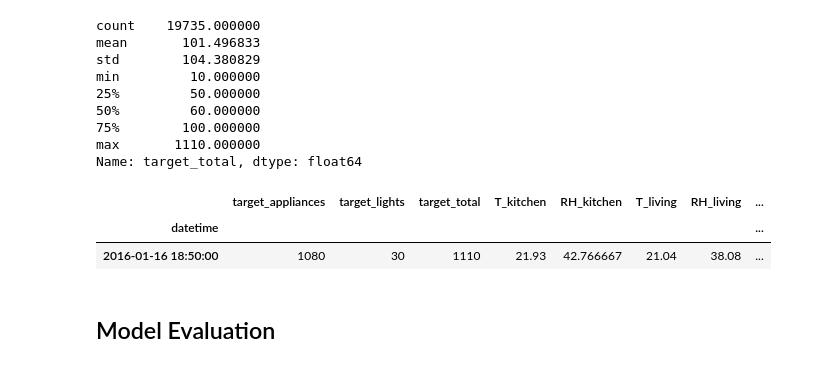
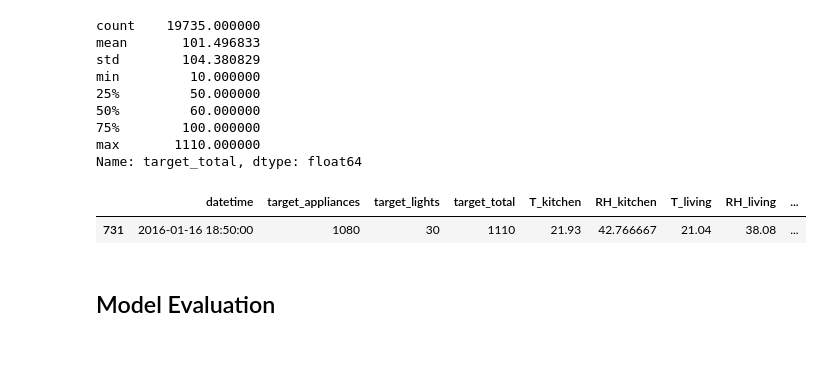
Before and after one commit to khaled9910070/ML_Assignment2, a Jupyter notebook: energyprice.ipynb, the cells around one changed output. Drawn from its saved outputs; the diff is of its cells as text; code cells hidden in the pictures.

```diff
--- a/energyprice.ipynb
+++ b/energyprice.ipynb
@@ -33,4 +39,5 @@ df.head()
 # %%
-df['datetime'] = pd.to_datetime(df['date'])
-df = df.set_index('datetime')
-df.drop(['date'], axis=1, inplace=True)
+df1=df.copy()
+df1['datetime'] = pd.to_datetime(df1['date'])
+df1 = df1.set_index('datetime')
+df1.drop(['date'], axis=1, inplace=True)
@@ -75,0 +79,7 @@ df.columns=nameChangedTo
+# %%
+df1.columns=nameChangedTo
+df2=df1.copy()
+df2['Heating_Index']=calculate_HI(df1.T_out,df1.RH_out)
+hi=df2.loc[:,['Heating_Index','T_out','RH_out']]
+hi.head()
+df2.head()
@@ -117,3 +135,13 @@ df.head()
 | 2016-11-01 17:20:00 | 50 | 30 | 80 | 19.89 | 46.300000 | 19.2 | 44.626667 | ... |
 | 2016-11-01 17:30:00 | 50 | 40 | 90 | 19.89 | 46.066667 | 19.2 | 44.590000 | ... |
 | 2016-11-01 17:40:00 | 60 | 40 | 100 | 19.89 | 46.333333 | 19.2 | 44.530000 | ... |
+# %%
+df3=df2.copy()
+df3['powerConsumed_kwHr']=df3.target_total*10/60/1000
+df3=df3.reset_index()
+df3['datetime'] = pd.to_datetime(df3['datetime'])
+df3.datetime.dtype
+x=df3.groupby(df3.datetime.dt.month).agg({'powerConsumed_kwHr':'sum'})
+y=df3.groupby(df3.datetime.dt.month).agg({'T_out':'mean'})
+df3.drop(['random1','random2'],axis=1,inplace=True)
+df3.head()
@@ -179,11 +246,10 @@ min         10.000000
 max       1110.000000
 Name: target_total, dtype: float64
 # %%
-df.loc[df.target_total==1110]
+df3.loc[df3.target_total==1110]
 # %% [output]
-|  | target_appliances | target_lights | target_total | T_kitchen | RH_kitchen | T_living | RH_living | ... |
-| datetime |  |  |  |  |  |  |  | ... |
-| 2016-01-16 18:50:00 | 1080 | 30 | 1110 | 21.93 | 42.766667 | 21.04 | 38.08 | ... |
+|  | datetime | target_appliances | target_lights | target_total | T_kitchen | RH_kitchen | T_living | RH_living | ... |
+| 731 | 2016-01-16 18:50:00 | 1080 | 30 | 1110 | 21.93 | 42.766667 | 21.04 | 38.08 | ... |
 # %% [markdown]
 ## Model Evaluation
 # %%
```
Also changed, not shown: parts of 62 cells of this notebook.
